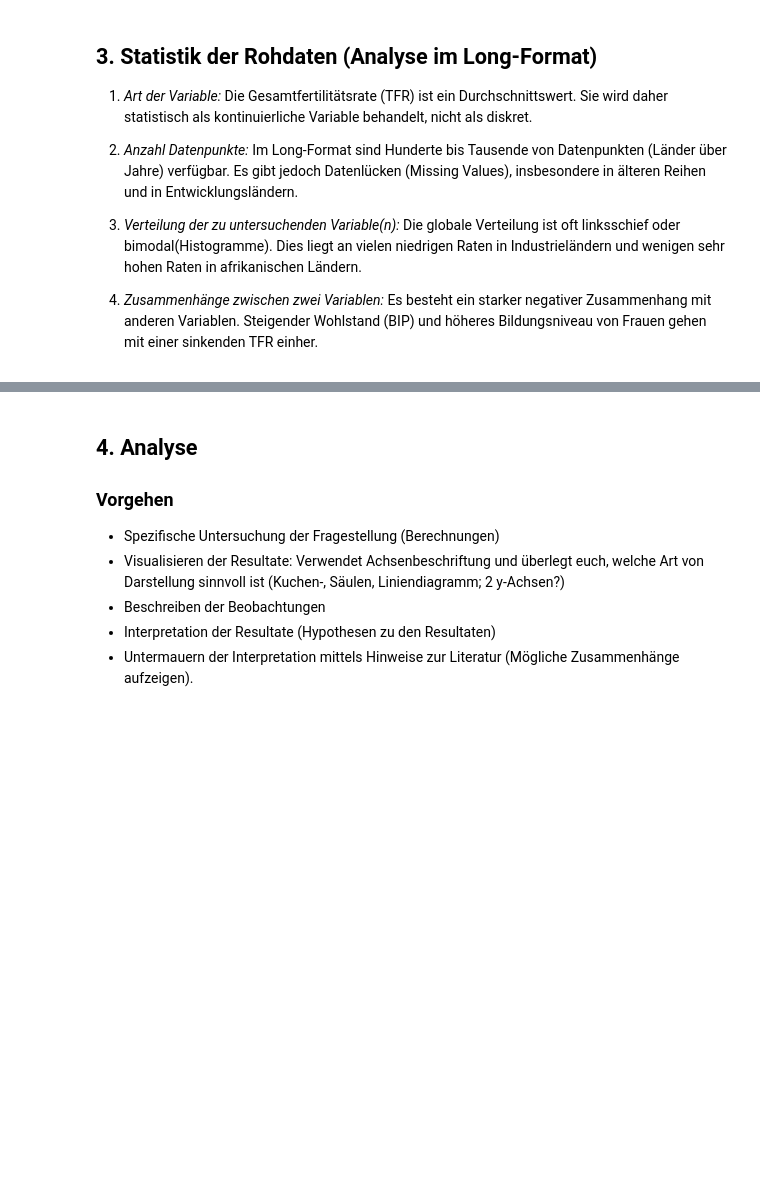
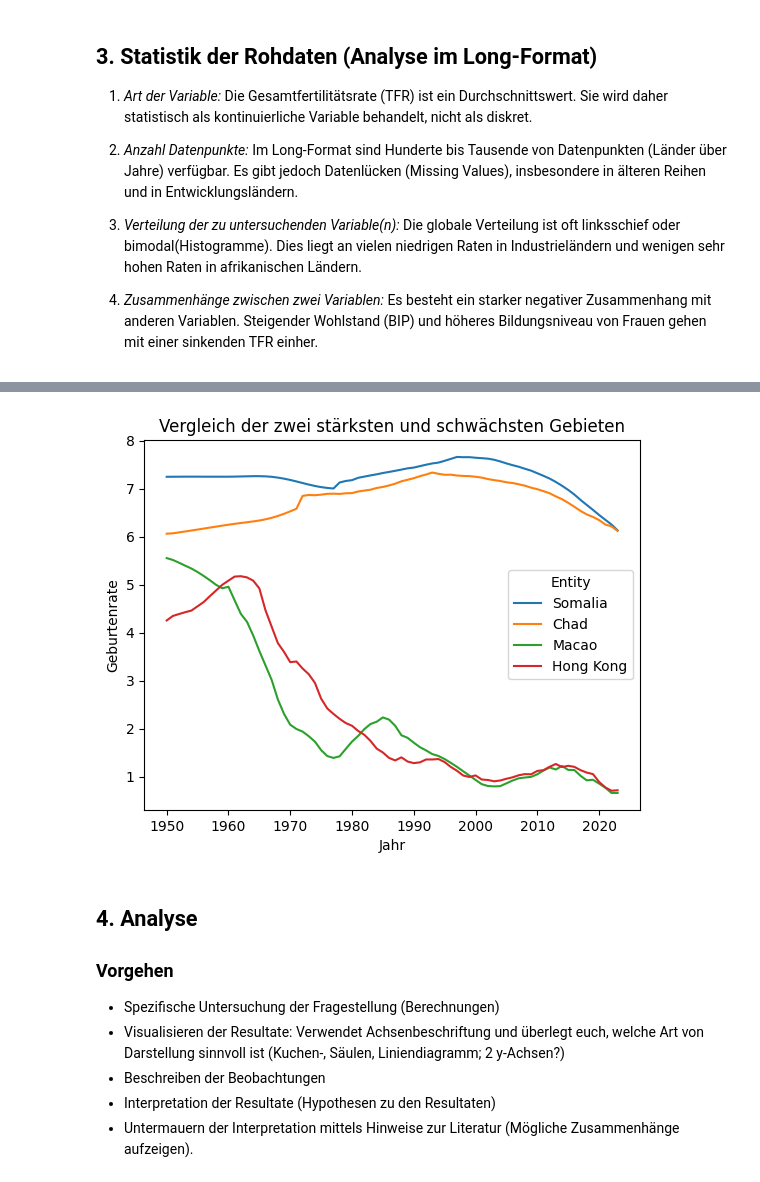
Before and after one commit to MarisaSt/BMLD-Inf1-PyLN, a Jupyter notebook: Grundgerüst.ipynb, the cells around one changed output, grey strips where cells are left out. Saved outputs shown, nothing was run; the diff lists cells and outputs as text; code cells hidden in the pictures; blank space fills up the shorter version.

```diff
--- a/Grundgerüst.ipynb
+++ b/Grundgerüst.ipynb
@@ -87,3 +188,12 @@ Es besteht ein starker negativer Zusammenhang mit anderen Variablen. Steigender
+# %%
+df_neighbours = df_pivot[['Somalia','Chad','Macao','Hong Kong']]
+df_neighbours.plot()
+plt.title("Vergleich der zwei stärksten und schwächsten Gebieten")
+plt.xlabel("Jahr")
+plt.ylabel("Geburtenrate")
+plt.show()
+# %% [output]
+[figure, added]
 # %% [markdown]
 ## 4. Analyse
 
```
Also changed, not shown: parts of 14 cells of this notebook.
